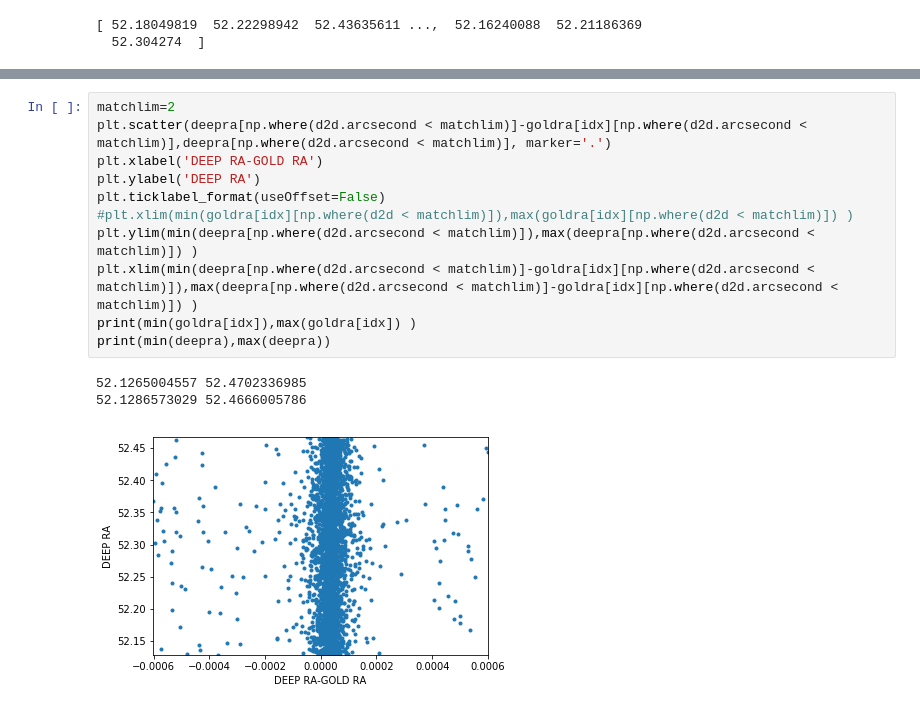
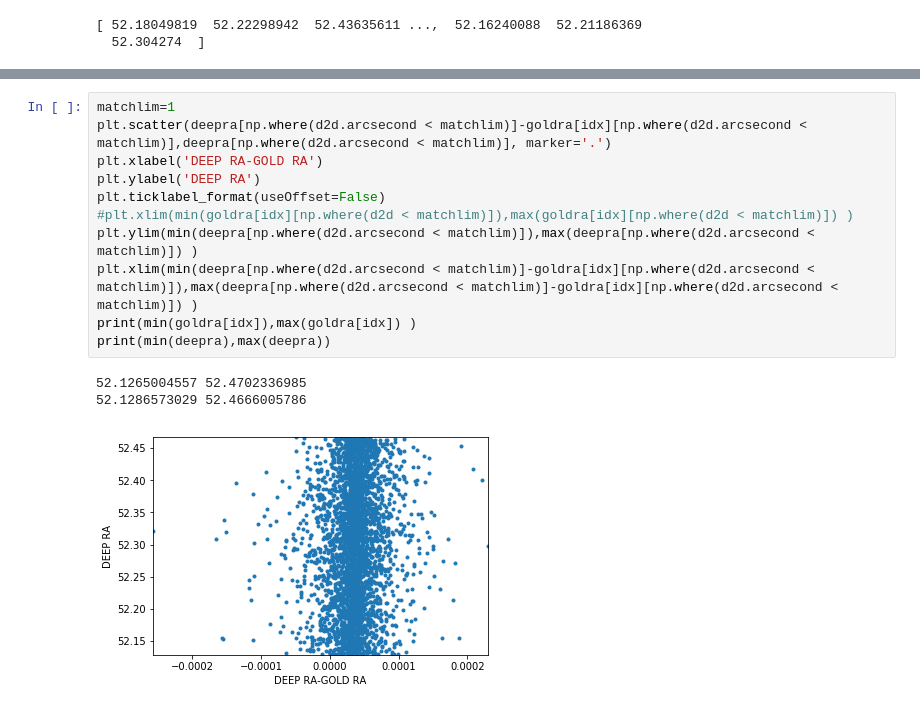
Before and after one commit to des-science/DEEP, a Jupyter notebook: TestPhotometry_deep.ipynb, the cells around one changed output, grey strips where cells are left out. Drawn from its saved outputs; the diff is of its cells as text.

```diff
--- a/TestPhotometry_deep.ipynb
+++ b/TestPhotometry_deep.ipynb
@@ -213,18 +219,18 @@ Length = 12556 rows
 # %%
-matchlim=2
+matchlim=1
 plt.scatter(deepra[np.where(d2d.arcsecond < matchlim)]-goldra[idx][np.where(d2d.arcsecond < matchlim)],deepra[np.where(d2d.arcsecond < matchlim)], marker='.')
 plt.xlabel('DEEP RA-GOLD RA')
 plt.ylabel('DEEP RA')
 plt.ticklabel_format(useOffset=False)
 #plt.xlim(min(goldra[idx][np.where(d2d < matchlim)]),max(goldra[idx][np.where(d2d < matchlim)]) )
 plt.ylim(min(deepra[np.where(d2d.arcsecond < matchlim)]),max(deepra[np.where(d2d.arcsecond < matchlim)]) )
 plt.xlim(min(deepra[np.where(d2d.arcsecond < matchlim)]-goldra[idx][np.where(d2d.arcsecond < matchlim)]),max(deepra[np.where(d2d.arcsecond < matchlim)]-goldra[idx][np.where(d2d.arcsecond < matchlim)]) )
 print(min(goldra[idx]),max(goldra[idx]) )
 print(min(deepra),max(deepra))
 # %% [output]
 52.1265004557 52.4702336985
 52.1286573029 52.4666005786
-[figure, old version]
+[figure, new version]
 # %%
 #plot magnitudes
 #print(len(goldr[idx][np.where(d2d.arcsecond < matchlim)]))
```
Also changed, not shown: parts of 8 cells of this notebook, 4 other files.
